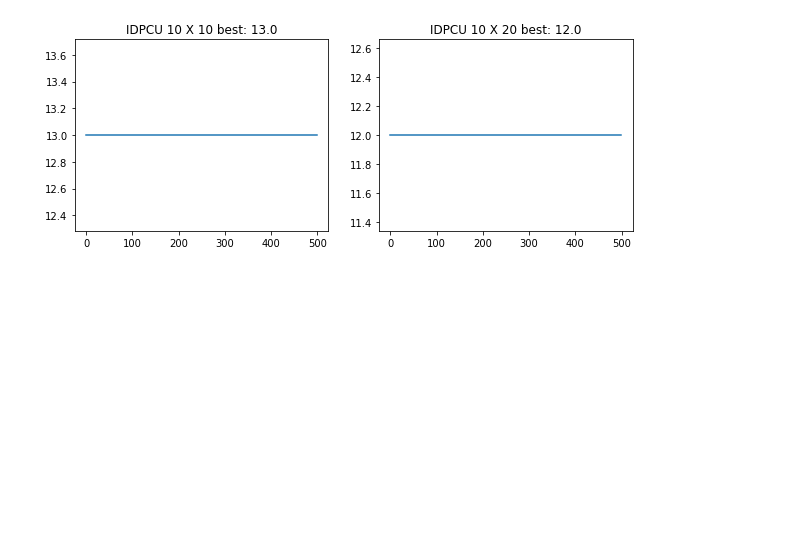
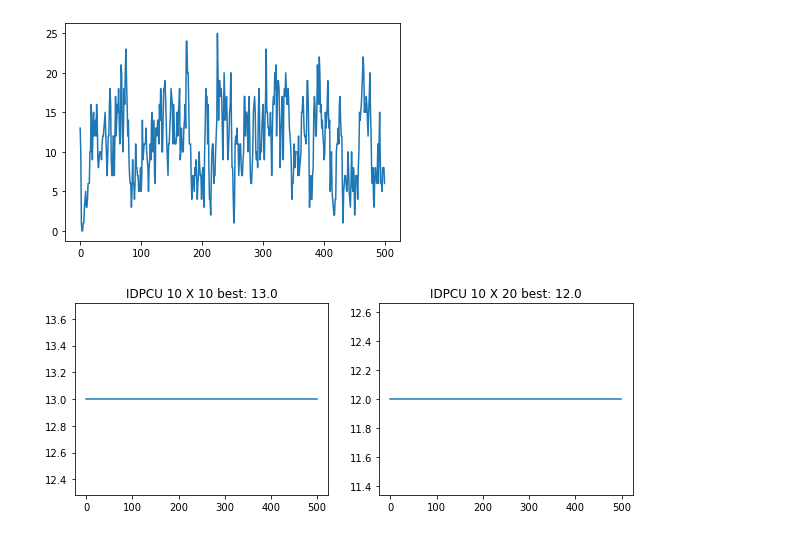
Before and after one commit to wind123mountain/EvolutionComputation, a Jupyter notebook: IDPCDU/SR_MFEA.ipynb, the cells around one changed output. Drawn from its saved outputs; the diff is of its cells as text; code cells hidden in the pictures; blank space fills up the shorter version.

```diff
--- a/IDPCDU/SR_MFEA.ipynb
+++ b/IDPCDU/SR_MFEA.ipynb
@@ -348,6 +348,7 @@ def SREMTO(n,TH,Pa,Pb,epochs=200):
     abiVector = abilitiVector(rank,TH,n,m)
 
     log = []
+    KTI = []
     for epoch in tqdm(range(epochs)):
         off_gen = []
         off_fc = []
@@ -375,25 +376,37 @@ def SREMTO(n,TH,Pa,Pb,epochs=200):
         tmp_cost = []
         for task in range(k):
             index = pop_cost[:,task].argsort()[:m]
+            if task == 0:
+                setA = set(index)
+            elif task == 1:
+                setB = set(index)
             tmp_pop.append(population[index])
             tmp_cost.append(pop_cost[index])
+        KTI.append(len(setA.intersection(setB)))
         population = np.concatenate(tmp_pop)
         pop_cost = np.concatenate(tmp_cost)
         abiVector = updateAbility(pop_cost,TH,n,m)
 
         best = []
+
         for task in range(k):
             index = pop_cost[:,task].argmin()
             indiv = population[index]
             cost = Tasks[task].Cost(indiv)
             best.append(cost)
+
         log.append(best)
-    return np.array(log)
+    return np.array(log),KTI
 # %%
 log_seeds = []
 
 for i in range(1,2):
     np.random.seed(i)
     random.seed(i)
-    log = SREMTO(100,0.6,0.7,1,epochs=500)
+    log,KTI = SREMTO(100,0.6,0.7,1,epochs=500)
     log_seeds.append(log)
+# %%
+plt.plot(range(len(KTI)),KTI)
+plt.show()
+# %% [output]
+[figure, added]
```
Also changed, not shown: parts of 3 cells of this notebook, 5 other files.
